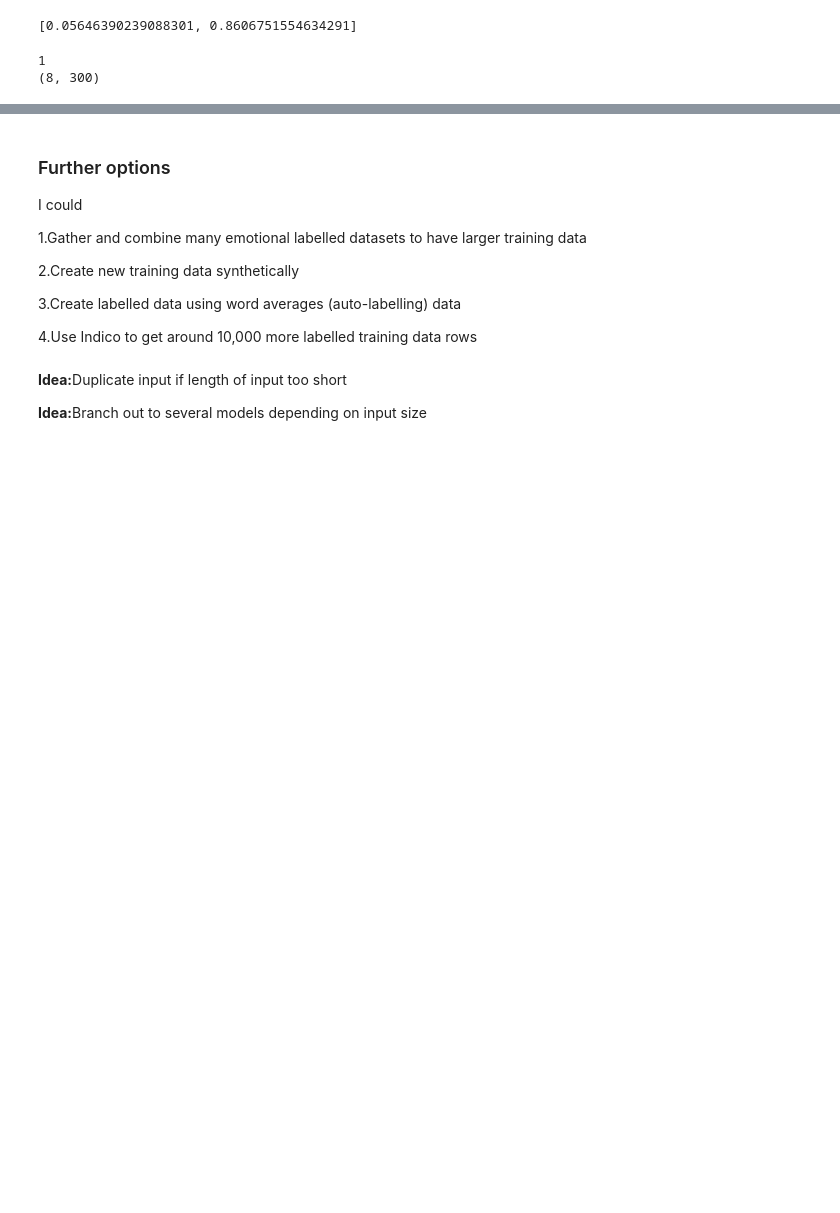
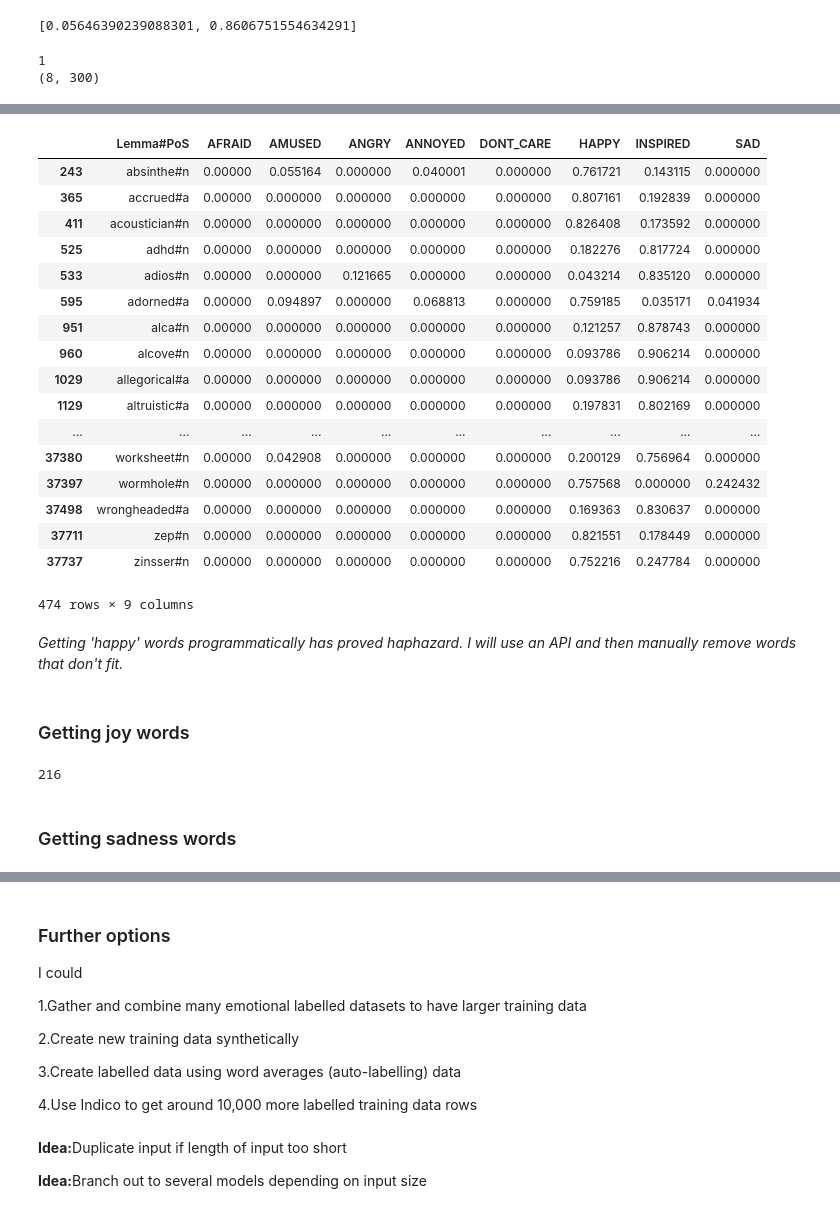
Before and after one commit to cidetraq/nlp_emotions, a Jupyter notebook: Keras LSTM.ipynb, the cells around one changed output, grey strips where cells are left out. Saved outputs shown, nothing was run; the diff lists cells and outputs as text; code cells hidden in the pictures; blank space fills up the shorter version.

```diff
--- a/Keras LSTM.ipynb
+++ b/Keras LSTM.ipynb
@@ -1438,0 +1440,56 @@ json_file
+# %%
+depeche_freq[((depeche_freq['HAPPY']>.75) & (depeche_freq['HAPPY']<1.0)) | ((depeche_freq['INSPIRED']>.75) & (depeche_freq['INSPIRED']<1.0))]
+# %% [output]
+|  | Lemma#PoS | AFRAID | AMUSED | ANGRY | ANNOYED | DONT_CARE | HAPPY | INSPIRED | SAD |
+| 243 | absinthe#n | 0.00000 | 0.055164 | 0.000000 | 0.040001 | 0.000000 | 0.761721 | 0.143115 | 0.000000 |
+| 365 | accrued#a | 0.00000 | 0.000000 | 0.000000 | 0.000000 | 0.000000 | 0.807161 | 0.192839 | 0.000000 |
+| 411 | acoustician#n | 0.00000 | 0.000000 | 0.000000 | 0.000000 | 0.000000 | 0.826408 | 0.173592 | 0.000000 |
+| 525 | adhd#n | 0.00000 | 0.000000 | 0.000000 | 0.000000 | 0.000000 | 0.182276 | 0.817724 | 0.000000 |
+| 533 | adios#n | 0.00000 | 0.000000 | 0.121665 | 0.000000 | 0.000000 | 0.043214 | 0.835120 | 0.000000 |
+| 595 | adorned#a | 0.00000 | 0.094897 | 0.000000 | 0.068813 | 0.000000 | 0.759185 | 0.035171 | 0.041934 |
+| 951 | alca#n | 0.00000 | 0.000000 | 0.000000 | 0.000000 | 0.000000 | 0.121257 | 0.878743 | 0.000000 |
+| 960 | alcove#n | 0.00000 | 0.000000 | 0.000000 | 0.000000 | 0.000000 | 0.093786 | 0.906214 | 0.000000 |
+| 1029 | allegorical#a | 0.00000 | 0.000000 | 0.000000 | 0.000000 | 0.000000 | 0.093786 | 0.906214 | 0.000000 |
+| 1129 | altruistic#a | 0.00000 | 0.000000 | 0.000000 | 0.000000 | 0.000000 | 0.197831 | 0.802169 | 0.000000 |
+| ... | ... | ... | ... | ... | ... | ... | ... | ... | ... |
+| 37380 | worksheet#n | 0.00000 | 0.042908 | 0.000000 | 0.000000 | 0.000000 | 0.200129 | 0.756964 | 0.000000 |
+| 37397 | wormhole#n | 0.00000 | 0.000000 | 0.000000 | 0.000000 | 0.000000 | 0.757568 | 0.000000 | 0.242432 |
+| 37498 | wrongheaded#a | 0.00000 | 0.000000 | 0.000000 | 0.000000 | 0.000000 | 0.169363 | 0.830637 | 0.000000 |
+| 37711 | zep#n | 0.00000 | 0.000000 | 0.000000 | 0.000000 | 0.000000 | 0.821551 | 0.178449 | 0.000000 |
+| 37737 | zinsser#n | 0.00000 | 0.000000 | 0.000000 | 0.000000 | 0.000000 | 0.752216 | 0.247784 | 0.000000 |
+474 rows × 9 columns
+# %% [markdown]
+<i>Getting 'happy' words programmatically has proved haphazard. I will use an API and then manually remove words that don't fit.
+# %% [markdown]
+<h3>Getting joy words</h3>
+# %%
+compare_words=['joy', 'joyful', 'happy', 'happiness', 'excitement', 'amusement', 'bliss', 'charm', 'cheer', 'comfort', 'delight', 'elation', 'glee', 'humor', 'satisfaction', 'wonder']
+adjectives=[]
+nouns=[]
+verbs=[]
+word_types=[adjectives, nouns, verbs]
+for word in compare_words:
+    r=requests.get('http://words.bighugelabs.com/api/2/050617425e370b0aa06ac00be6ed9cc9/'+word+'/json')
+    js=r.json()
+    for index, word_type in enumerate(['adjective', 'noun', 'verb']):
+        if word_type in js:
+            if 'rel' in js[word_type]:
+                for word in js[word_type]['rel']:
+                    word_types[index].append(word)
+            if 'sim' in js[word_type]:
+                for word in js[word_type]['sim']:
+                    word_types[index].append(word)
+            if 'syn' in js[word_type]:
+                for word in js[word_type]['syn']:
+                    word_types[index].append(word)
+adjectives=list(set(adjectives))
+nouns=list(set(nouns))
+verbs=list(set(verbs))
+bad_nouns=['damages', 'body substance', 'redress', 'spoken language', 'subject matter', 'liquid body substance', 'inflammation', 'speech communication', 'psychological state', 'substance', 'happening', 'voice communication', 'condition', 'physical object', 'positive stimulus']
+better_nouns=[noun for noun in nouns if noun not in bad_nouns]
+joy_words=adjectives+better_nouns+verbs
+len(joy_words)
+# %% [output]
+216
+# %% [markdown]
+<h3>Getting sadness words
```
Also changed, not shown: parts of 61 cells of this notebook, 24 other files.
